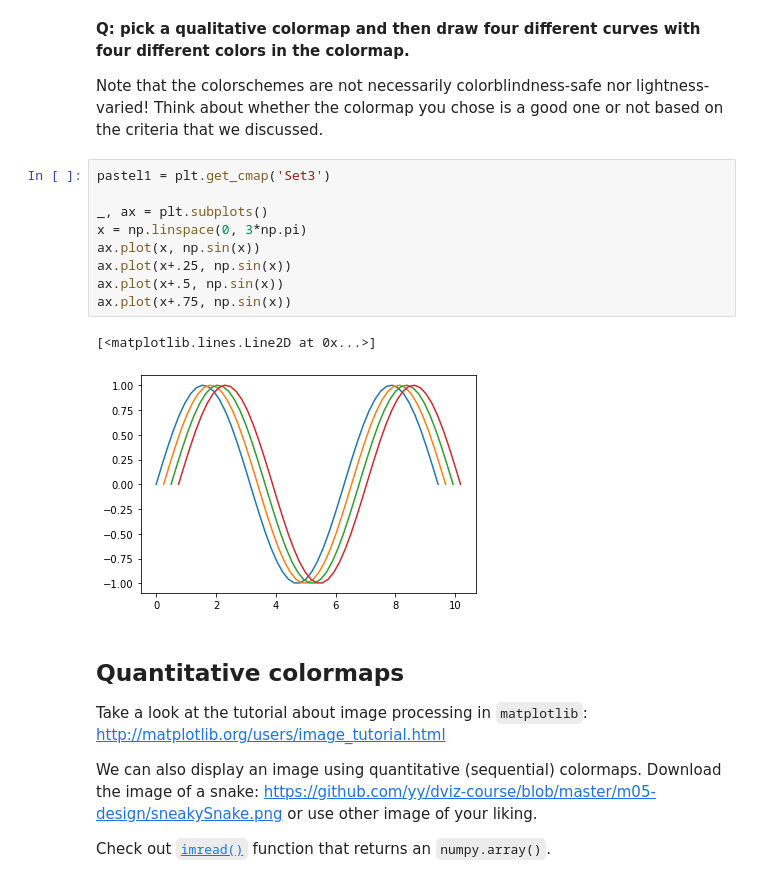
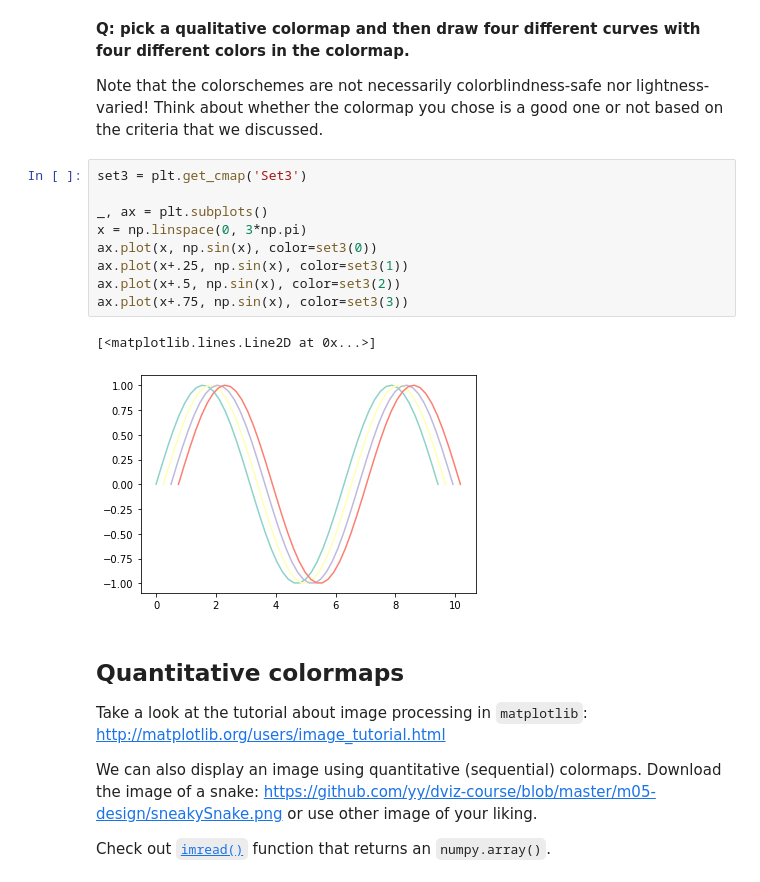
Before and after one commit to berryscottr/DataVisualization, a Jupyter notebook: lab05.ipynb, the cells around one changed output. Cells and saved outputs as stored; diff of their text form.

```diff
--- a/lab05.ipynb
+++ b/lab05.ipynb
@@ -117,17 +117,17 @@ plt.plot(x, np.cos(x), color=pastel1(1))
 
 Note that the colorschemes are not necessarily colorblindness-safe nor lightness-varied! Think about whether the colormap you chose is a good one or not based on the criteria that we discussed.
 # %%
-pastel1 = plt.get_cmap('Set3')
+set3 = plt.get_cmap('Set3')
 
 _, ax = plt.subplots()
 x = np.linspace(0, 3*np.pi)
-ax.plot(x, np.sin(x))
-ax.plot(x+.25, np.sin(x))
-ax.plot(x+.5, np.sin(x))
-ax.plot(x+.75, np.sin(x))
+ax.plot(x, np.sin(x), color=set3(0))
+ax.plot(x+.25, np.sin(x), color=set3(1))
+ax.plot(x+.5, np.sin(x), color=set3(2))
+ax.plot(x+.75, np.sin(x), color=set3(3))
 # %% [output]
 [<matplotlib.lines.Line2D at 0x...>]
-[figure, old version]
+[figure, new version]
 # %% [markdown]
 ## Quantitative colormaps
 
```
Also changed, not shown: parts of 6 cells of this notebook, 1 other file.
